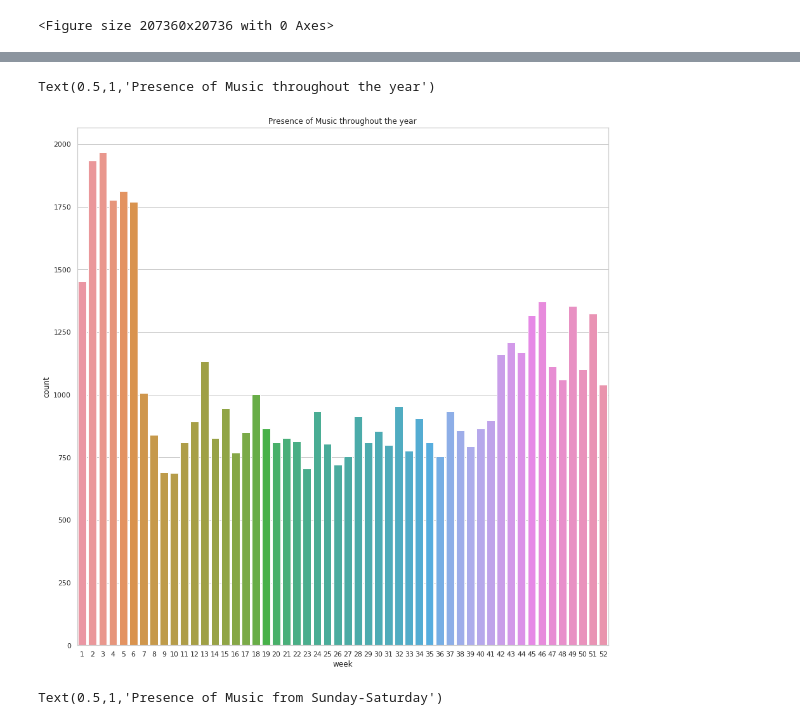
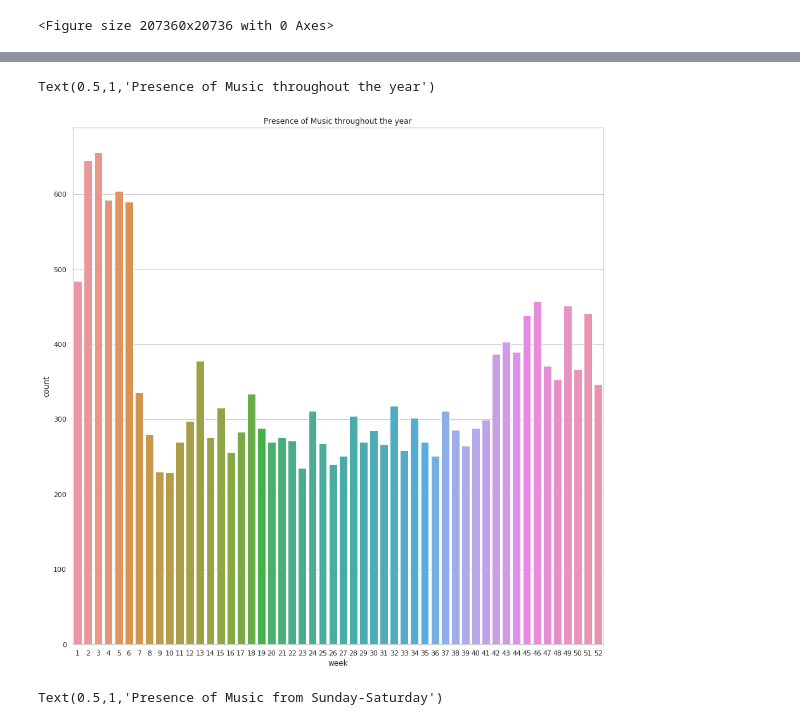
Before and after one commit to daniellehzhao/Music_Sonyc, a Jupyter notebook: music_examples.ipynb, the cells around one changed output, grey strips where cells are left out. Saved outputs shown, nothing was run; the diff lists cells and outputs as text; code cells hidden in the pictures.

```diff
--- a/music_examples.ipynb
+++ b/music_examples.ipynb
@@ -161,8 +117,10 @@ Text(0.5,1,'Presence of Music from 2016-2019')
 # %%
+#plot frequency of music samples throughout the year
+
 plt.figure(figsize=(15,15))
-sns.countplot(x ='week', data=_df)
+sns.countplot(x ='week', data=musicdf)
 plt.title('Presence of Music throughout the year')
 # %% [output]
 Text(0.5,1,'Presence of Music throughout the year')
-[figure, old version]
+[figure, new version]
 # %%
```
Also changed, not shown: parts of 17 cells of this notebook.
